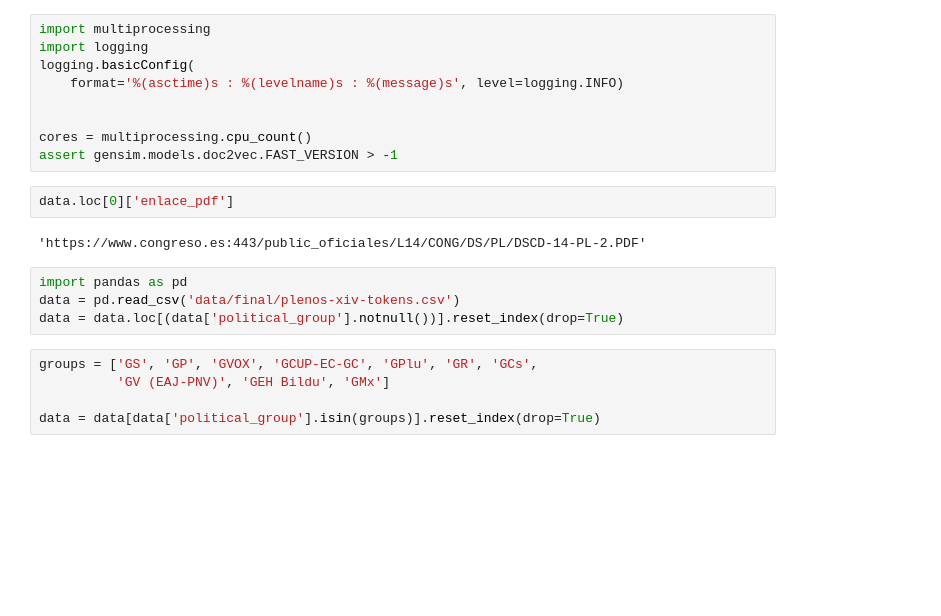
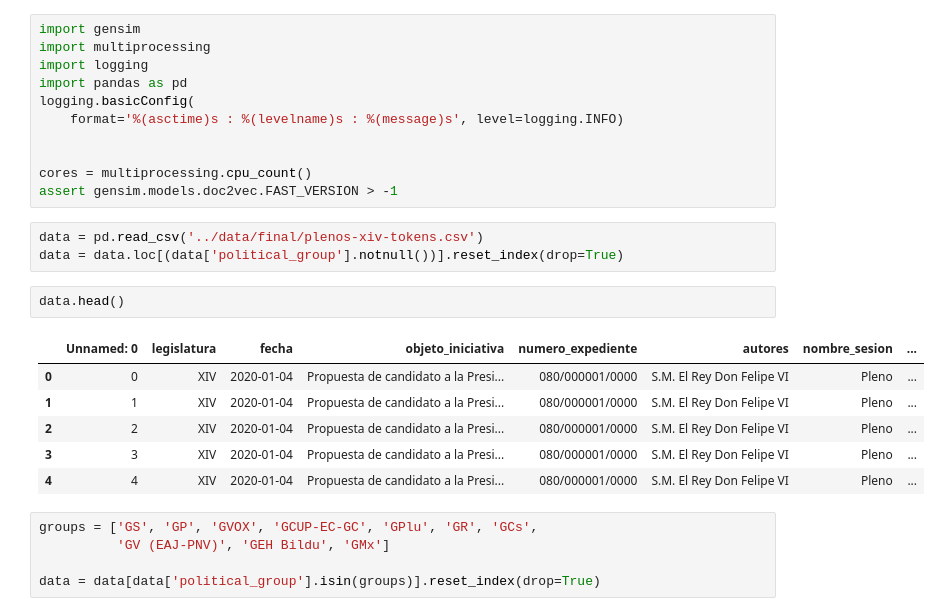
Before and after one commit to dibuja/polarisation-nlp, a Jupyter notebook: notebooks/doc2vec.ipynb, the cells around one changed output. Cells and saved outputs as stored; diff of their text form; blank space fills up the shorter version.

```diff
--- a/notebooks/doc2vec.ipynb
+++ b/notebooks/doc2vec.ipynb
@@ -1,20 +1,26 @@
 # %%
+import gensim
 import multiprocessing
 import logging
+import pandas as pd
 logging.basicConfig(
     format='%(asctime)s : %(levelname)s : %(message)s', level=logging.INFO)
 
 
 cores = multiprocessing.cpu_count()
 assert gensim.models.doc2vec.FAST_VERSION > -1
-# %%
-data.loc[0]['enlace_pdf']
-# %% [output]
-'https://www.congreso.es:443/public_oficiales/L14/CONG/DS/PL/DSCD-14-PL-2.PDF'
 # %%
-import pandas as pd
-data = pd.read_csv('data/final/plenos-xiv-tokens.csv')
+data = pd.read_csv('../data/final/plenos-xiv-tokens.csv')
 data = data.loc[(data['political_group'].notnull())].reset_index(drop=True)
+# %%
+data.head()
+# %% [output]
+|  | Unnamed: 0 | legislatura | fecha | objeto_iniciativa | numero_expediente | autores | nombre_sesion | ... |
+| 0 | 0 | XIV | 2020-01-04 | Propuesta de candidato a la Presi... | 080/000001/0000 | S.M. El Rey Don Felipe VI | Pleno | ... |
+| 1 | 1 | XIV | 2020-01-04 | Propuesta de candidato a la Presi... | 080/000001/0000 | S.M. El Rey Don Felipe VI | Pleno | ... |
+| 2 | 2 | XIV | 2020-01-04 | Propuesta de candidato a la Presi... | 080/000001/0000 | S.M. El Rey Don Felipe VI | Pleno | ... |
+| 3 | 3 | XIV | 2020-01-04 | Propuesta de candidato a la Presi... | 080/000001/0000 | S.M. El Rey Don Felipe VI | Pleno | ... |
+| 4 | 4 | XIV | 2020-01-04 | Propuesta de candidato a la Presi... | 080/000001/0000 | S.M. El Rey Don Felipe VI | Pleno | ... |
 # %%
 groups = ['GS', 'GP', 'GVOX', 'GCUP-EC-GC', 'GPlu', 'GR', 'GCs',
           'GV (EAJ-PNV)', 'GEH Bildu', 'GMx']
```
Also changed, not shown: parts of 20 cells of this notebook, 2 other files.
